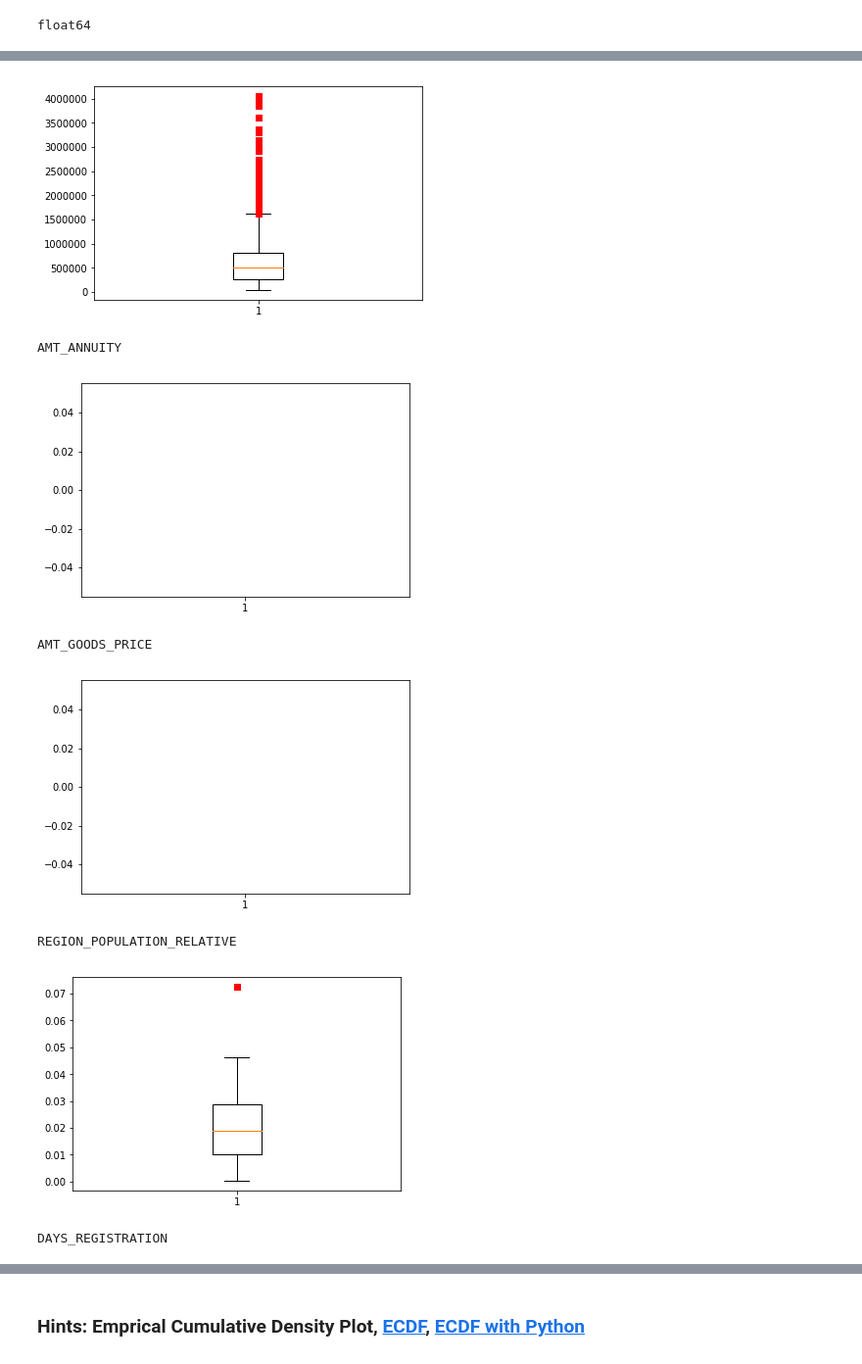
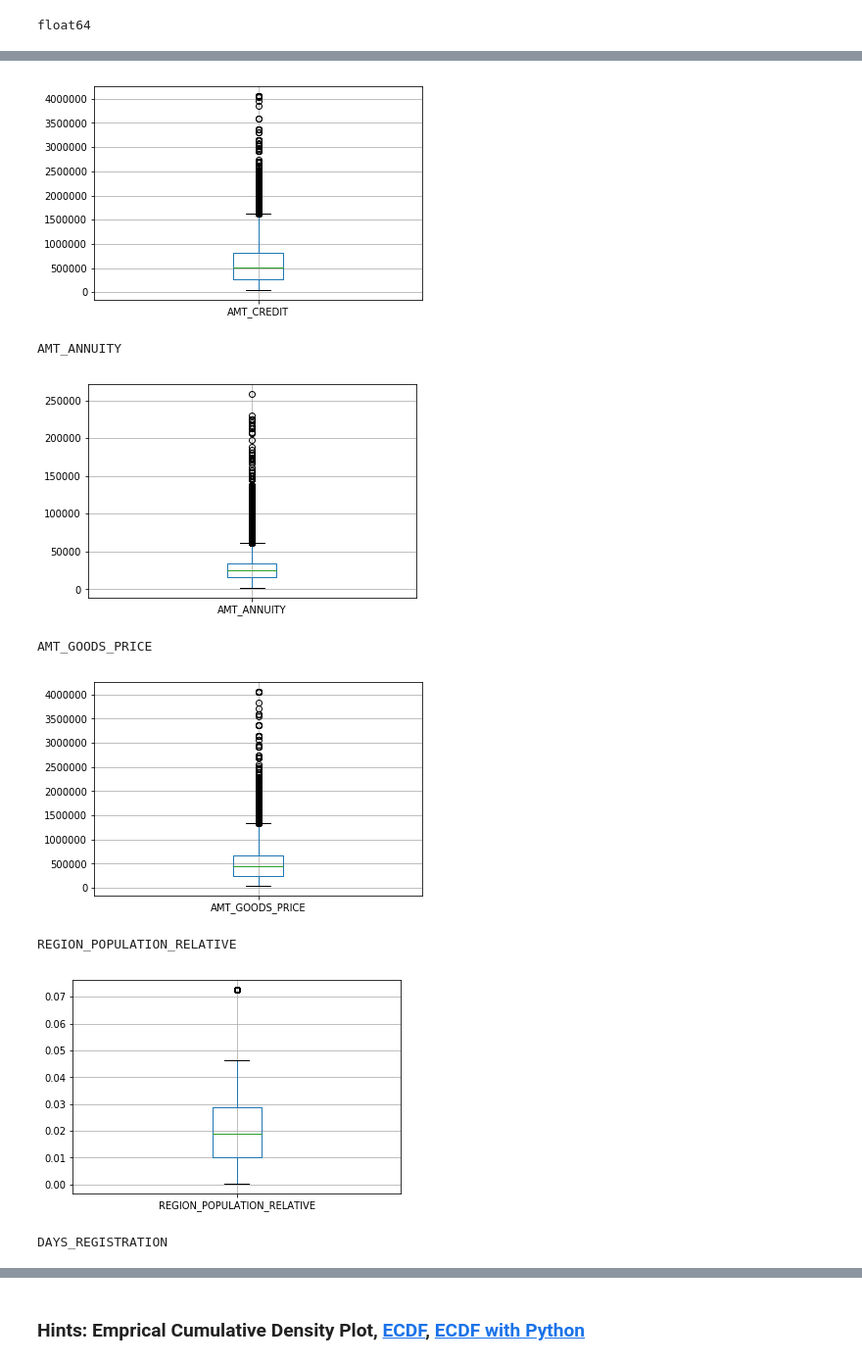
Before and after one commit to lwf555ug/2nd-ML100Days, a Jupyter notebook: homework/Day_006_HW.ipynb, the cells around one changed output, grey strips where cells are left out. Shown: that part at 98% size. Saved outputs shown, nothing was run; the diff lists cells and outputs as text; code cells hidden in the pictures.

```diff
--- a/homework/Day_006_HW.ipynb
+++ b/homework/Day_006_HW.ipynb
@@ -39,7 +39,7 @@ float64
 """
 YOUR CODE HERE, fill correct data types (for example str, float, int, ...)
 """
-dtype_select = [float,int]
+dtype_select = [int, float ]
 
 numeric_columns = list(app_train.columns[list(app_train.dtypes.isin(dtype_select))])
 
@@ -56,8 +56,8 @@ for col in numeric_columns:
     Your CODE HERE, make the box plot
     """
     print(col)
-    plt.boxplot(app_train[col],notch=False,sym='rs',vert=True)
-    # app_train[col].boxplot()
+    # plt.boxplot(app_train[col],notch=False,sym='rs',vert=True)
+    app_train.boxplot(col)
     plt.show()
 # %% [output]
 ['AMT_INCOME_TOTAL', 'AMT_CREDIT', 'AMT_ANNUITY', 'AMT_GOODS_PRICE', 'REGION_POPULATION_RELATIVE', 'DAYS_REGISTRATION', 'OWN_CAR_AGE', 'CNT_FAM_MEMBERS', 'EXT_SOURCE_1', 'EXT_SOURCE_2', 'EXT_SOURCE_3' ...
@@ -68,9 +68,9 @@ AMT_INCOME_TOTAL
 AMT_CREDIT
-[figure, old version]
+[figure, new version]
 AMT_ANNUITY
-[figure, old version]
+[figure, new version]
 AMT_GOODS_PRICE
-[figure, old version]
+[figure, new version]
 REGION_POPULATION_RELATIVE
-[figure, old version]
+[figure, new version]
 DAYS_REGISTRATION
```
Also changed, not shown: parts of 5 cells of this notebook.
